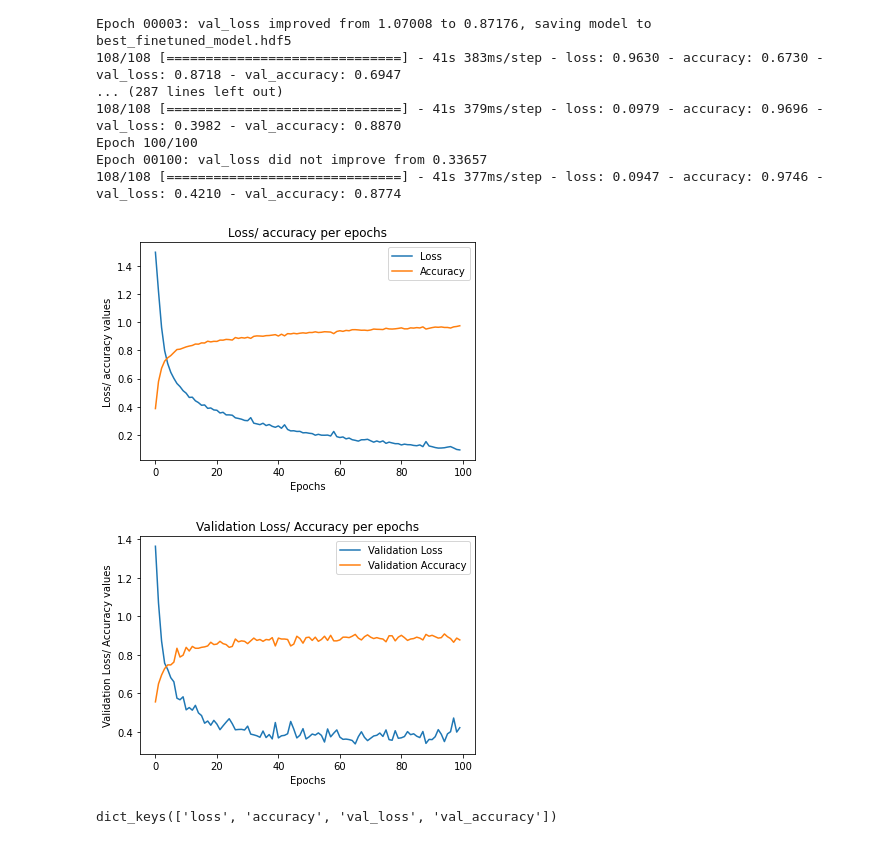
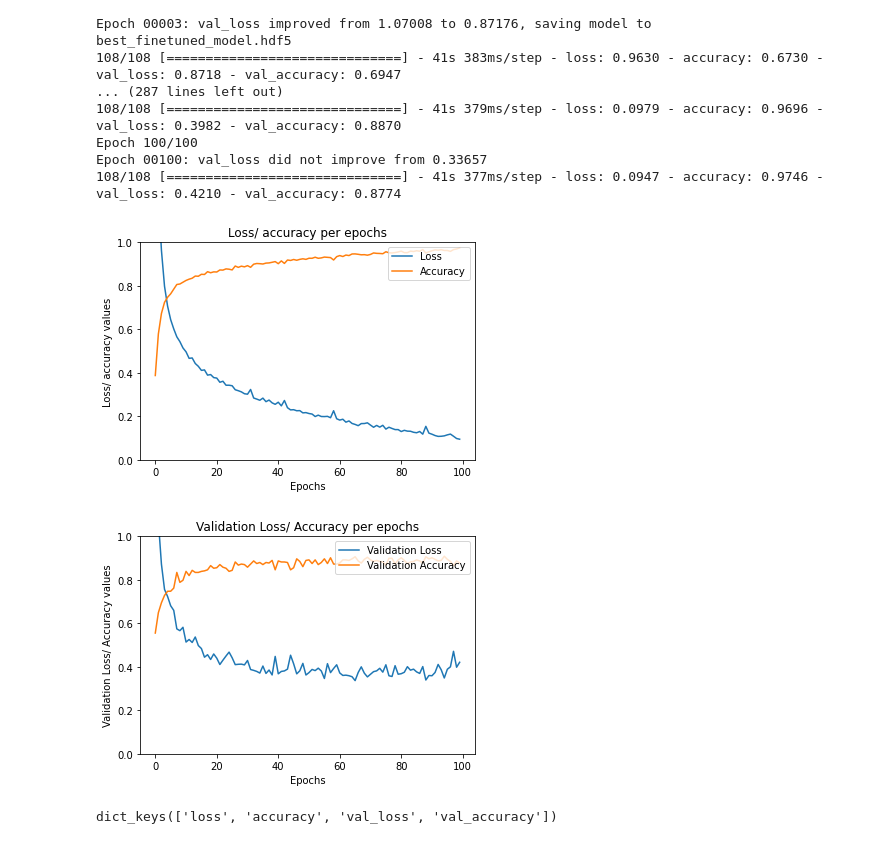
Before and after one commit to infoshareacademy/jdsz5-outdated, a Jupyter notebook: dl/dl_projekt_notatnik_maciek.ipynb, the cells around one changed output. Saved outputs shown, nothing was run; the diff lists cells and outputs as text; code cells hidden in the pictures.

```diff
--- a/dl/dl_projekt_notatnik_maciek.ipynb
+++ b/dl/dl_projekt_notatnik_maciek.ipynb
@@ -220,24 +220,26 @@ Epoch 00100: val_loss did not improve from 0.33657
 #wykres zmian wartości loss, accuracy poprzez epoki
 plt.plot(history.history["loss"], label = 'Loss')
 plt.plot(history.history['accuracy'], label = 'Accuracy')
+plt.ylim(0, 1)
 plt.legend(loc = 'upper right')
 plt.title("Loss/ accuracy per epochs")
 plt.ylabel('Loss/ accuracy values')
 plt.xlabel('Epochs')
 plt.show()
 # %% [output]
-[figure, old version]
+[figure, new version]
 # %%
-#wykres zmian wartości loss, accuracy (validation) poprzez epoki
+#wykres zmian wartości loss, accuracy  poprzez epoki
 plt.plot(history.history["val_loss"], label = 'Validation Loss')
 plt.plot(history.history['val_accuracy'], label = 'Validation Accuracy')
+plt.ylim(0, 1)
 plt.legend(loc = 'upper right')
 plt.title("Validation Loss/ Accuracy per epochs")
 plt.ylabel('Validation Loss/ Accuracy values')
 plt.xlabel('Epochs')
 plt.show()
 # %% [output]
-[figure, old version]
+[figure, new version]
 # %%
 history.history.keys()
 # %% [output]
```
